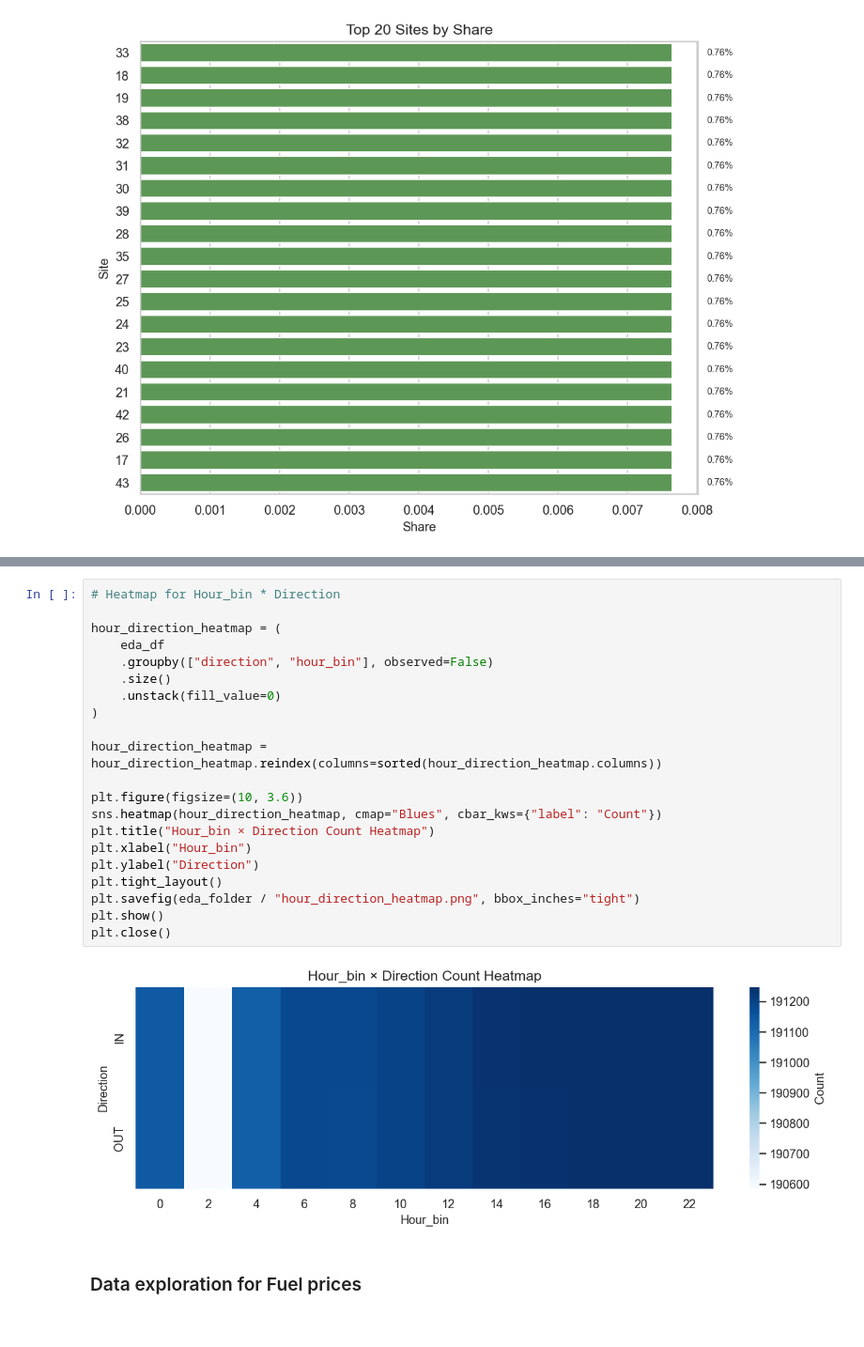
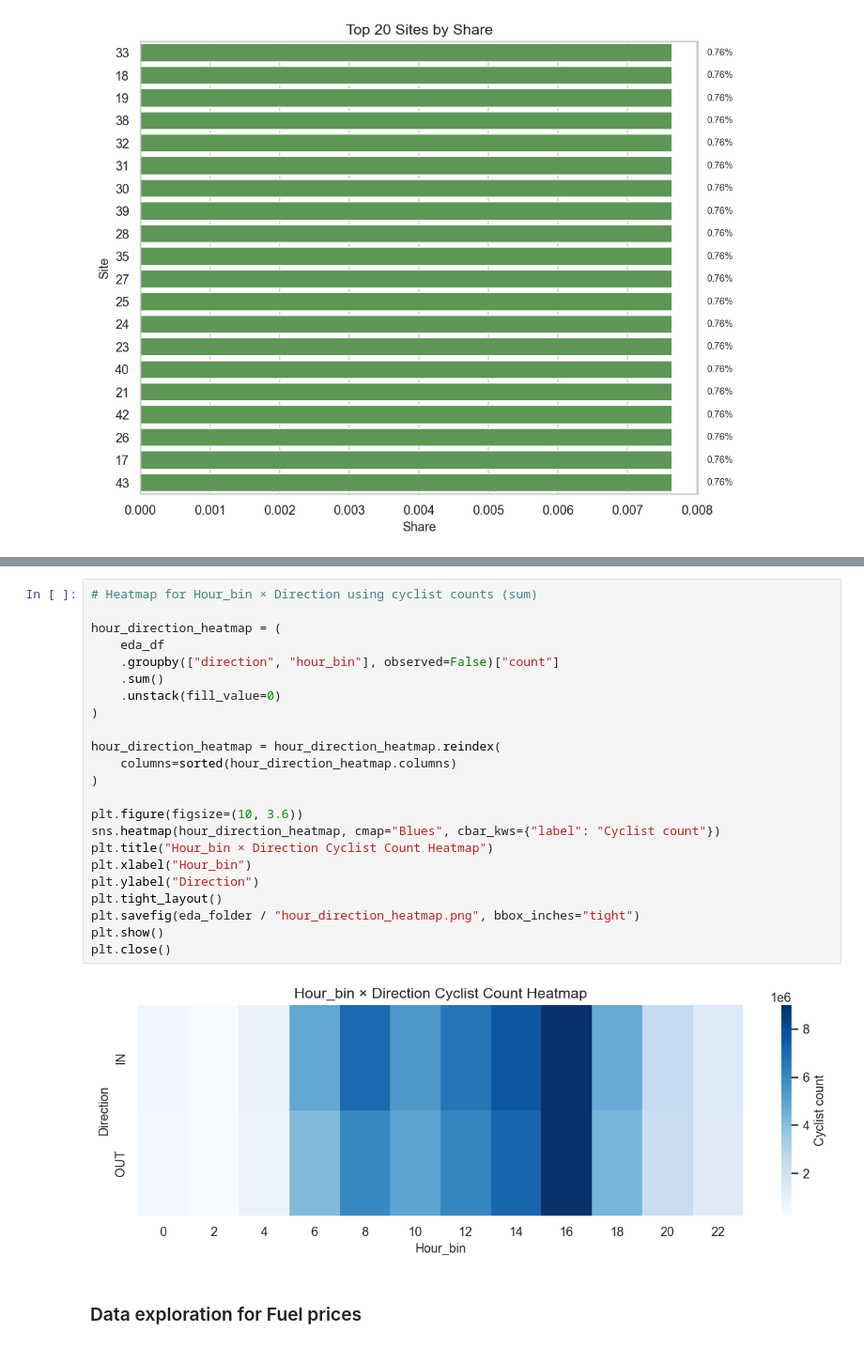
Before and after one commit to annasolodka/mda-cycling-traffic-analysis, a Jupyter notebook: notebooks/03_exploratory_data_analysis.ipynb, the cells around one changed output, grey strips where cells are left out. Shown at 94% size. Saved outputs shown, nothing was run; the diff lists cells and outputs as text.

```diff
--- a/notebooks/03_exploratory_data_analysis.ipynb
+++ b/notebooks/03_exploratory_data_analysis.ipynb
@@ -283,26 +279,28 @@ plt.close()
 # %%
-# Heatmap for Hour_bin * Direction
+# Heatmap for Hour_bin × Direction using cyclist counts (sum)
 
 hour_direction_heatmap = (
     eda_df
-    .groupby(["direction", "hour_bin"], observed=False)
-    .size()
+    .groupby(["direction", "hour_bin"], observed=False)["count"]
+    .sum()
     .unstack(fill_value=0)
 )
 
-hour_direction_heatmap = hour_direction_heatmap.reindex(columns=sorted(hour_direction_heatmap.columns))
+hour_direction_heatmap = hour_direction_heatmap.reindex(
+    columns=sorted(hour_direction_heatmap.columns)
+)
 
 plt.figure(figsize=(10, 3.6))
-sns.heatmap(hour_direction_heatmap, cmap="Blues", cbar_kws={"label": "Count"})
-plt.title("Hour_bin × Direction Count Heatmap")
+sns.heatmap(hour_direction_heatmap, cmap="Blues", cbar_kws={"label": "Cyclist count"})
+plt.title("Hour_bin × Direction Cyclist Count Heatmap")
 plt.xlabel("Hour_bin")
 plt.ylabel("Direction")
 plt.tight_layout()
 plt.savefig(eda_folder / "hour_direction_heatmap.png", bbox_inches="tight")
 plt.show()
 plt.close()
 # %% [output]
-[figure, old version]
+[figure, new version]
 # %% [markdown]
 ### Data exploration for Fuel prices
 # %%
```
Also changed, not shown: parts of 3 cells of this notebook.
